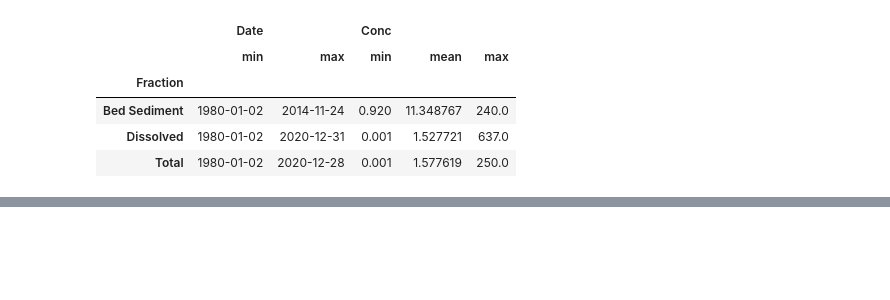
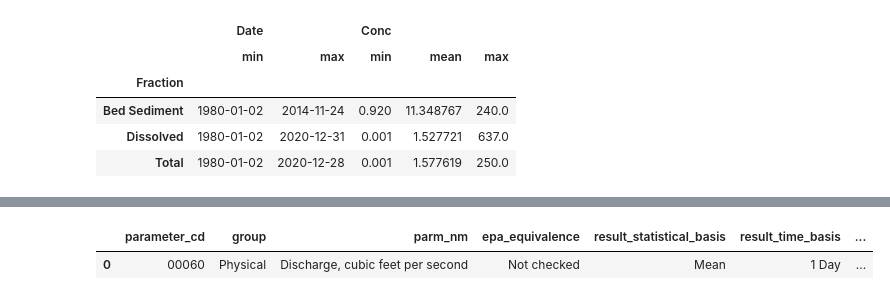
Before and after one commit to danykakbyrnes/DataExplorationWorkshop, a Jupyter notebook: CODE/DATA_datasetCompilation.ipynb, the cells around one changed output, grey strips where cells are left out. Cells and saved outputs as stored; diff of their text form; code cells hidden in the pictures; blank space fills up the shorter version.

```diff
--- a/CODE/DATA_datasetCompilation.ipynb
+++ b/CODE/DATA_datasetCompilation.ipynb
@@ -226,0 +252,6 @@ Now that we have our final set of stations, let's compile the flow data.
+# %%
+qInfo, md = nwis.get_pmcodes(parameterCd='00060', partial=False)
+qInfo.head()
+# %% [output]
+|  | parameter_cd | group | parm_nm | epa_equivalence | result_statistical_basis | result_time_basis | ... |
+| 0 | 00060 | Physical | Discharge, cubic feet per second | Not checked | Mean | 1 Day | ... |
```
Also changed, not shown: parts of 23 cells of this notebook.
